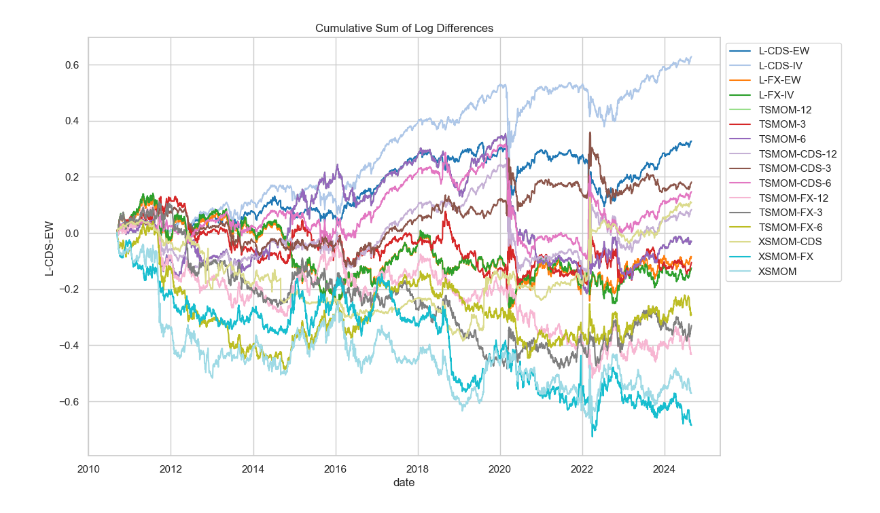
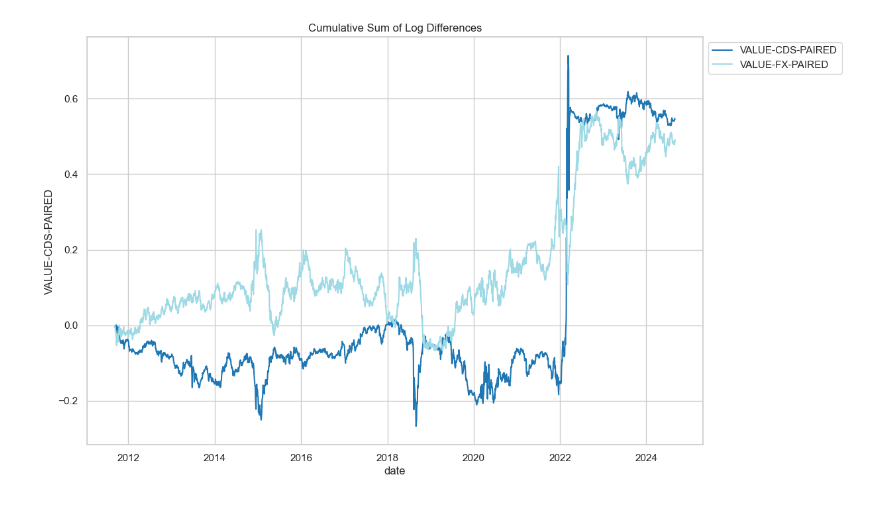
Before and after one commit to sambacode/asset_allocation, a Jupyter notebook: temp.ipynb, the cells around one changed output. Drawn from its saved outputs; the diff is of its cells as text; code cells hidden in the pictures.

Commit message:
add value paired

```diff
--- a/temp.ipynb
+++ b/temp.ipynb
@@ -31,25 +118,29 @@ df_backtest = pd.concat(list_series, axis=1)
 # %%
 import seaborn as sns
 # Assuming df_backtest is already defined
 sns.set(style="whitegrid")
-data = np.log(df_backtest.dropna(how="any")).diff(1).cumsum()
+data = (
+    np.log(df_backtest[["VALUE-CDS-PAIRED", "VALUE-FX-PAIRED"]].dropna(how="any"))
+    .diff(1)
+    .cumsum()
+)
 # Create the plot
 colors = plt.cm.get_cmap(
     "tab20", len(data.columns)
 )  # Get a colormap with enough colors
 
 # Create the plot
 plt.figure(figsize=(12, 8))
 colors = plt.cm.get_cmap(
     "tab20", len(data.columns)
 )  # Get a colormap with enough colors
 
 for i, column in enumerate(data.columns):
     sns.lineplot(data=data[column], color=colors(i), label=column)
 
 # Add legend and display the plot
 plt.legend(loc="upper left", bbox_to_anchor=(1, 1))
 plt.title("Cumulative Sum of Log Differences")
 plt.show()
 # %% [output]
-[figure, old version]
+[figure, new version]
```
Also changed, not shown: parts of 5 cells of this notebook, 2 other files.
